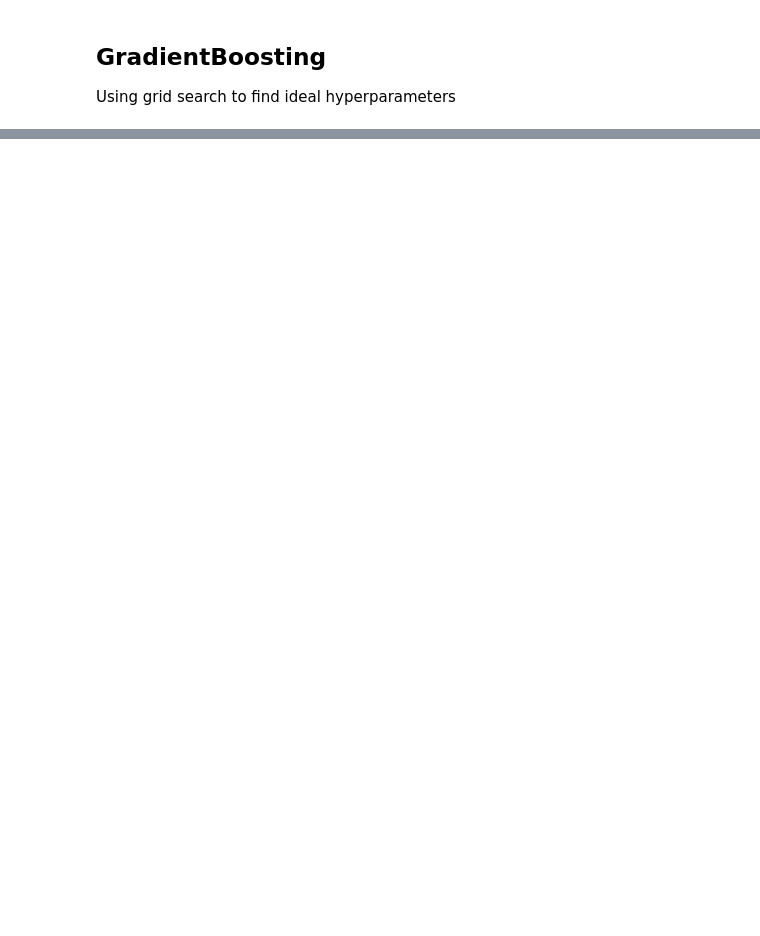
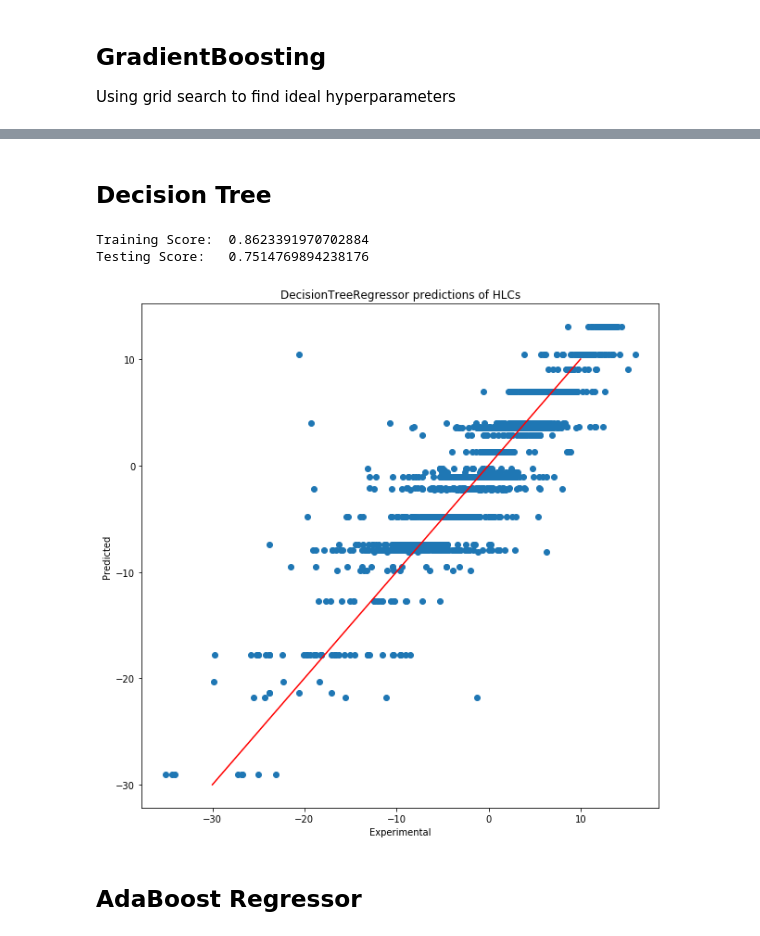
Before and after one commit to jtd1g16/HLCpredict, a Jupyter notebook: d_final_models.ipynb, the cells around one changed output, grey strips where cells are left out. Saved outputs shown, nothing was run; the diff lists cells and outputs as text; code cells hidden in the pictures; blank space fills up the shorter version.

```diff
--- a/d_final_models.ipynb
+++ b/d_final_models.ipynb
@@ -177,0 +207,27 @@ joblib.dump(grad_boost, 'gradientboosting_modelimportances_')
+# %% [markdown]
+## Decision Tree
+# %%
+dtr = tree.DecisionTreeRegressor(criterion = 'mse',
+                                 max_depth =10,
+                                 max_features = 15,
+                                 max_leaf_nodes = 29,
+                                 min_impurity_decrease = 0.0,
+                                 min_impurity_split = None,
+                                 min_samples_leaf = 1,
+                                 min_samples_split = 2,
+                                 min_weight_fraction_leaf = 0.0,
+                                 presort = False,
+                                 random_state = None,
+                                 splitter = 'best')
+X_train, X_test, y_train, y_test = train_test_split(X[top_15_features_model], y, test_size=0.3)
+dtr.fit(X_train, y_train)
+
+exp_vs_calc_dtr = produce_exp_vs_pred_df(top_15_features_model, dtr)
+# %%
+prediction_plot_scores(dtr, exp_vs_calc_dtr)
+# %% [output]
+Training Score:  0.8623391970702884
+Testing Score:   0.7514769894238176
+[figure, added]
+# %% [markdown]
+## AdaBoost Regressor
```
Also changed, not shown: parts of 22 cells of this notebook.
